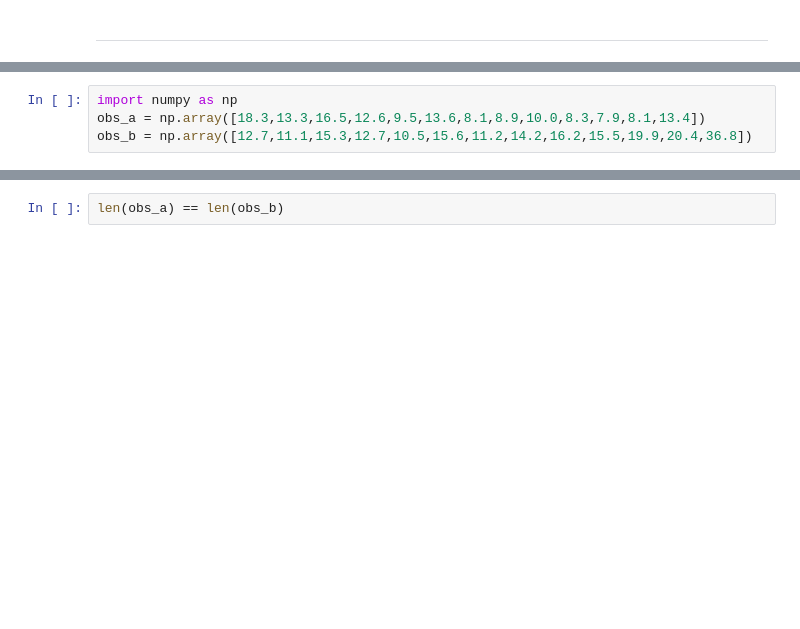
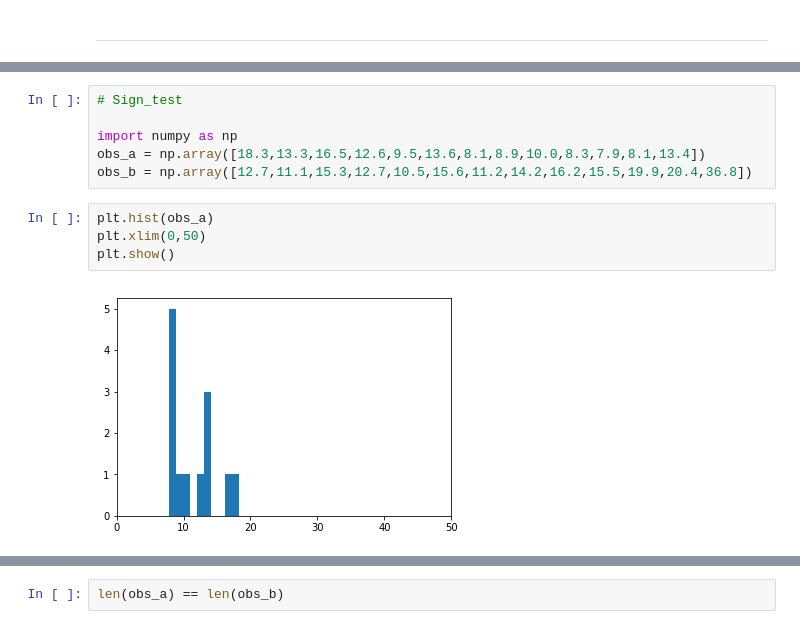
Before and after one commit to k821209/biostatistics, a Jupyter notebook: 2018/biostatistics_170831.ipynb, the cells around one changed output, grey strips where cells are left out. Saved outputs shown, nothing was run; the diff lists cells and outputs as text; blank space fills up the shorter version.

```diff
--- a/2018/biostatistics_170831.ipynb
+++ b/2018/biostatistics_170831.ipynb
@@ -508,6 +508,14 @@ pd.read_excel('./file_170904/twowayanova.xlsx')
 * 이들의 순위합 분포를 구한다 -> 정규분포
 * 관찰값 순위합은 분포의 어디에 해당하는가? p-value
 # %%
+# Sign_test
+
 import numpy as np
 obs_a = np.array([18.3,13.3,16.5,12.6,9.5,13.6,8.1,8.9,10.0,8.3,7.9,8.1,13.4])
 obs_b = np.array([12.7,11.1,15.3,12.7,10.5,15.6,11.2,14.2,16.2,15.5,19.9,20.4,36.8])
+# %%
+plt.hist(obs_a)
+plt.xlim(0,50)
+plt.show()
+# %% [output]
+[figure, added]
```
Also changed, not shown: parts of 10 cells of this notebook.
